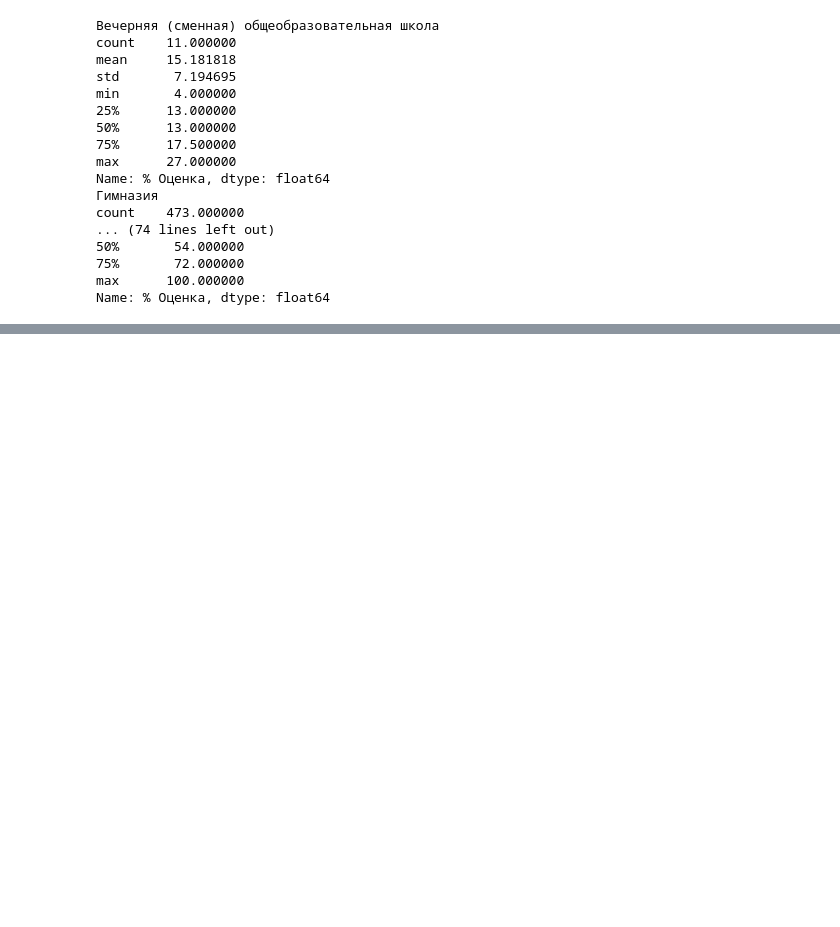
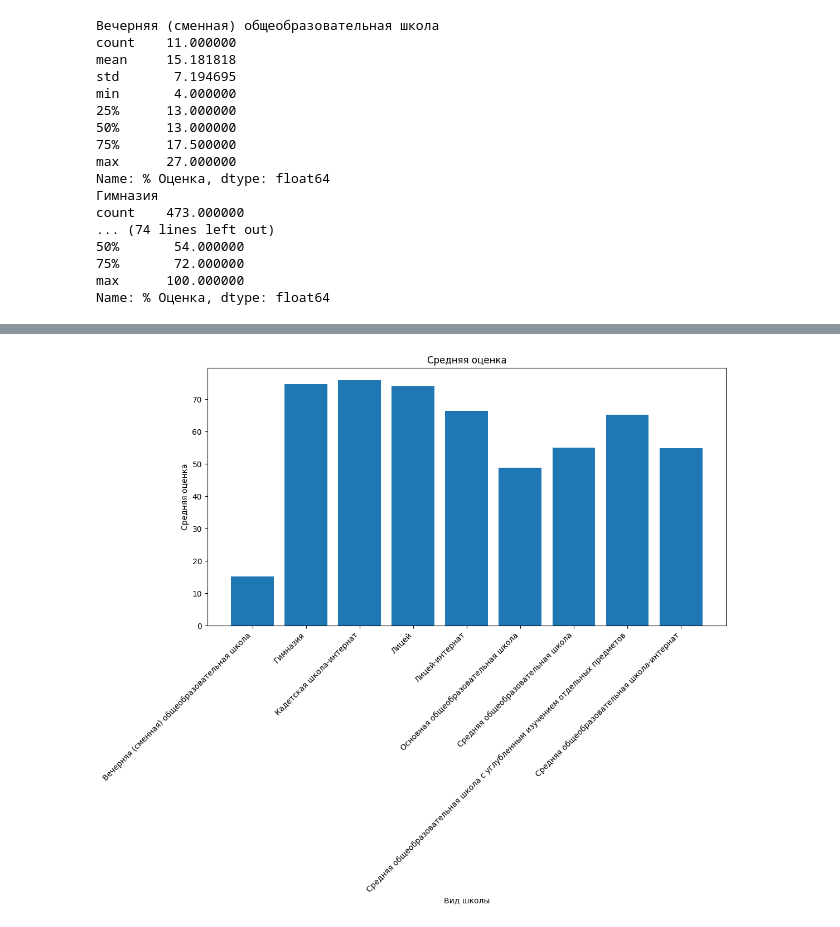
Before and after one commit to Mardvey-UMA/ssu_ml, a Jupyter notebook: task_02_OGE/main.ipynb, the cells around one changed output, grey strips where cells are left out. Saved outputs shown, nothing was run; the diff lists cells and outputs as text; code cells hidden in the pictures; blank space fills up the shorter version.

```diff
--- a/task_02_OGE/main.ipynb
+++ b/task_02_OGE/main.ipynb
@@ -96,0 +171,2 @@ Name: % Оценка, dtype: float64
+# %%
+mean_mark = schools_group["% Оценка"].mean()
@@ -96,0 +197,10 @@ Name: % Оценка, dtype: float64
+# %%
+plt.figure(figsize=(12, 6))
+plt.bar(mean_mark.index, mean_mark.values)
+plt.title('Средняя оценка')
+plt.xlabel('Вид школы')
+plt.ylabel('Средняя оценка')
+plt.xticks(rotation=45, ha='right')
+plt.show()
+# %% [output]
+[figure, added]
```
Also changed, not shown: parts of 61 cells of this notebook, 2 other files.
